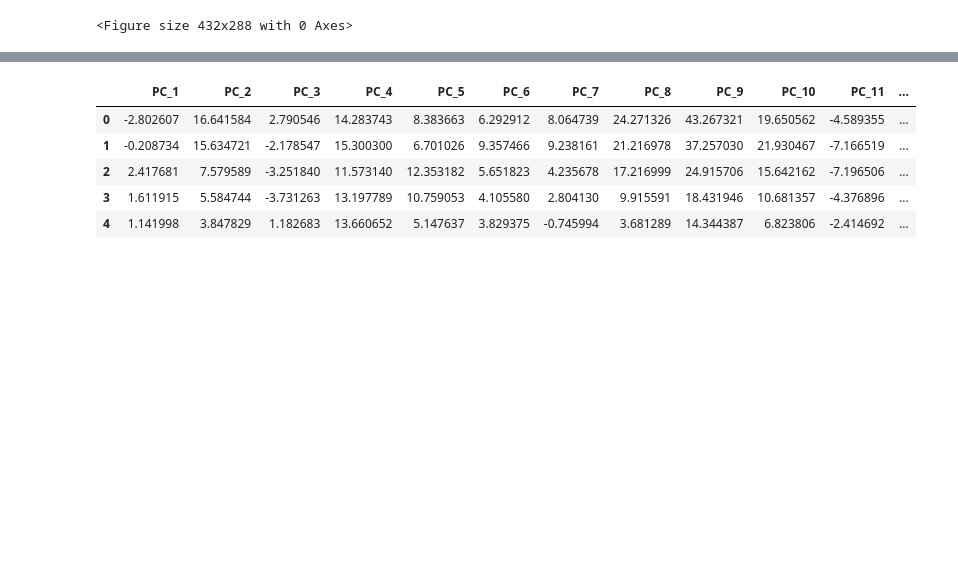
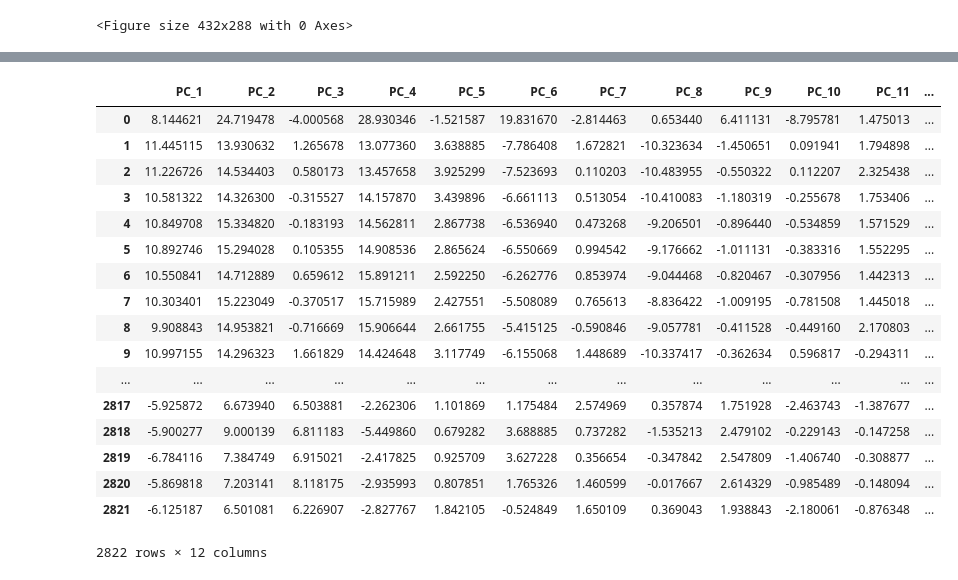
Before and after one commit to mickeycj/france-internship-project, a Jupyter notebook: analyse_bins.ipynb, the cells around one changed output, grey strips where cells are left out. Cells and saved outputs as stored; diff of their text form; code cells hidden in the pictures; blank space fills up the shorter version.

```diff
--- a/analyse_bins.ipynb
+++ b/analyse_bins.ipynb
@@ -206,7 +287,7 @@ bin_pca.head()
 # %%
 # Retrieve another example of a bin. (-145 to -140˚, 22 to 24 knots)
 bin_name = 'bin_x-145to-140_y22to24'
-binned_df, bin_corr, bin_corr_list, bin_pca = bins[bin_name]['bin'], bins[bin_name]['corr'], bins[bin_name]['corr_list'], bins[bin_name]['pca']
+binned_df, bin_corr, bin_corr_list, bin_pca, bin_pca_df = bins[bin_name]['bin'], bins[bin_name]['corr'], bins[bin_name]['corr_list'], bins[bin_name]['pca'], bins[bin_name]['pca_df']
 x_start, x_finish, y_start, y_finish = [int(s) for s in re.findall(bin_dimensions_regex, bin_name)]
 dx, dy = (x_finish-x_start)/4.0, (y_finish-y_start)/4.0
 
@@ -284,10 +426,22 @@ bin_corr_list.head()
 # %%
 # Show bin's PCA.
-bin_pca.head()
+bin_pca_df
 # %% [output]
 |  | PC_1 | PC_2 | PC_3 | PC_4 | PC_5 | PC_6 | PC_7 | PC_8 | PC_9 | PC_10 | PC_11 | ... |
-| 0 | -2.802607 | 16.641584 | 2.790546 | 14.283743 | 8.383663 | 6.292912 | 8.064739 | 24.271326 | 43.267321 | 19.650562 | -4.589355 | ... |
-| 1 | -0.208734 | 15.634721 | -2.178547 | 15.300300 | 6.701026 | 9.357466 | 9.238161 | 21.216978 | 37.257030 | 21.930467 | -7.166519 | ... |
-| 2 | 2.417681 | 7.579589 | -3.251840 | 11.573140 | 12.353182 | 5.651823 | 4.235678 | 17.216999 | 24.915706 | 15.642162 | -7.196506 | ... |
-| 3 | 1.611915 | 5.584744 | -3.731263 | 13.197789 | 10.759053 | 4.105580 | 2.804130 | 9.915591 | 18.431946 | 10.681357 | -4.376896 | ... |
-| 4 | 1.141998 | 3.847829 | 1.182683 | 13.660652 | 5.147637 | 3.829375 | -0.745994 | 3.681289 | 14.344387 | 6.823806 | -2.414692 | ... |
+| 0 | 8.144621 | 24.719478 | -4.000568 | 28.930346 | -1.521587 | 19.831670 | -2.814463 | 0.653440 | 6.411131 | -8.795781 | 1.475013 | ... |
+| 1 | 11.445115 | 13.930632 | 1.265678 | 13.077360 | 3.638885 | -7.786408 | 1.672821 | -10.323634 | -1.450651 | 0.091941 | 1.794898 | ... |
+| 2 | 11.226726 | 14.534403 | 0.580173 | 13.457658 | 3.925299 | -7.523693 | 0.110203 | -10.483955 | -0.550322 | 0.112207 | 2.325438 | ... |
+| 3 | 10.581322 | 14.326300 | -0.315527 | 14.157870 | 3.439896 | -6.661113 | 0.513054 | -10.410083 | -1.180319 | -0.255678 | 1.753406 | ... |
+| 4 | 10.849708 | 15.334820 | -0.183193 | 14.562811 | 2.867738 | -6.536940 | 0.473268 | -9.206501 | -0.896440 | -0.534859 | 1.571529 | ... |
+| 5 | 10.892746 | 15.294028 | 0.105355 | 14.908536 | 2.865624 | -6.550669 | 0.994542 | -9.176662 | -1.011131 | -0.383316 | 1.552295 | ... |
+| 6 | 10.550841 | 14.712889 | 0.659612 | 15.891211 | 2.592250 | -6.262776 | 0.853974 | -9.044468 | -0.820467 | -0.307956 | 1.442313 | ... |
+| 7 | 10.303401 | 15.223049 | -0.370517 | 15.715989 | 2.427551 | -5.508089 | 0.765613 | -8.836422 | -1.009195 | -0.781508 | 1.445018 | ... |
+| 8 | 9.908843 | 14.953821 | -0.716669 | 15.906644 | 2.661755 | -5.415125 | -0.590846 | -9.057781 | -0.411528 | -0.449160 | 2.170803 | ... |
+| 9 | 10.997155 | 14.296323 | 1.661829 | 14.424648 | 3.117749 | -6.155068 | 1.448689 | -10.337417 | -0.362634 | 0.596817 | -0.294311 | ... |
+| ... | ... | ... | ... | ... | ... | ... | ... | ... | ... | ... | ... | ... |
+| 2817 | -5.925872 | 6.673940 | 6.503881 | -2.262306 | 1.101869 | 1.175484 | 2.574969 | 0.357874 | 1.751928 | -2.463743 | -1.387677 | ... |
+| 2818 | -5.900277 | 9.000139 | 6.811183 | -5.449860 | 0.679282 | 3.688885 | 0.737282 | -1.535213 | 2.479102 | -0.229143 | -0.147258 | ... |
+| 2819 | -6.784116 | 7.384749 | 6.915021 | -2.417825 | 0.925709 | 3.627228 | 0.356654 | -0.347842 | 2.547809 | -1.406740 | -0.308877 | ... |
+| 2820 | -5.869818 | 7.203141 | 8.118175 | -2.935993 | 0.807851 | 1.765326 | 1.460599 | -0.017667 | 2.614329 | -0.985489 | -0.148094 | ... |
+| 2821 | -6.125187 | 6.501081 | 6.226907 | -2.827767 | 1.842105 | -0.524849 | 1.650109 | 0.369043 | 1.938843 | -2.180061 | -0.876348 | ... |
+2822 rows × 12 columns
```
Also changed, not shown: parts of 14 cells of this notebook.
